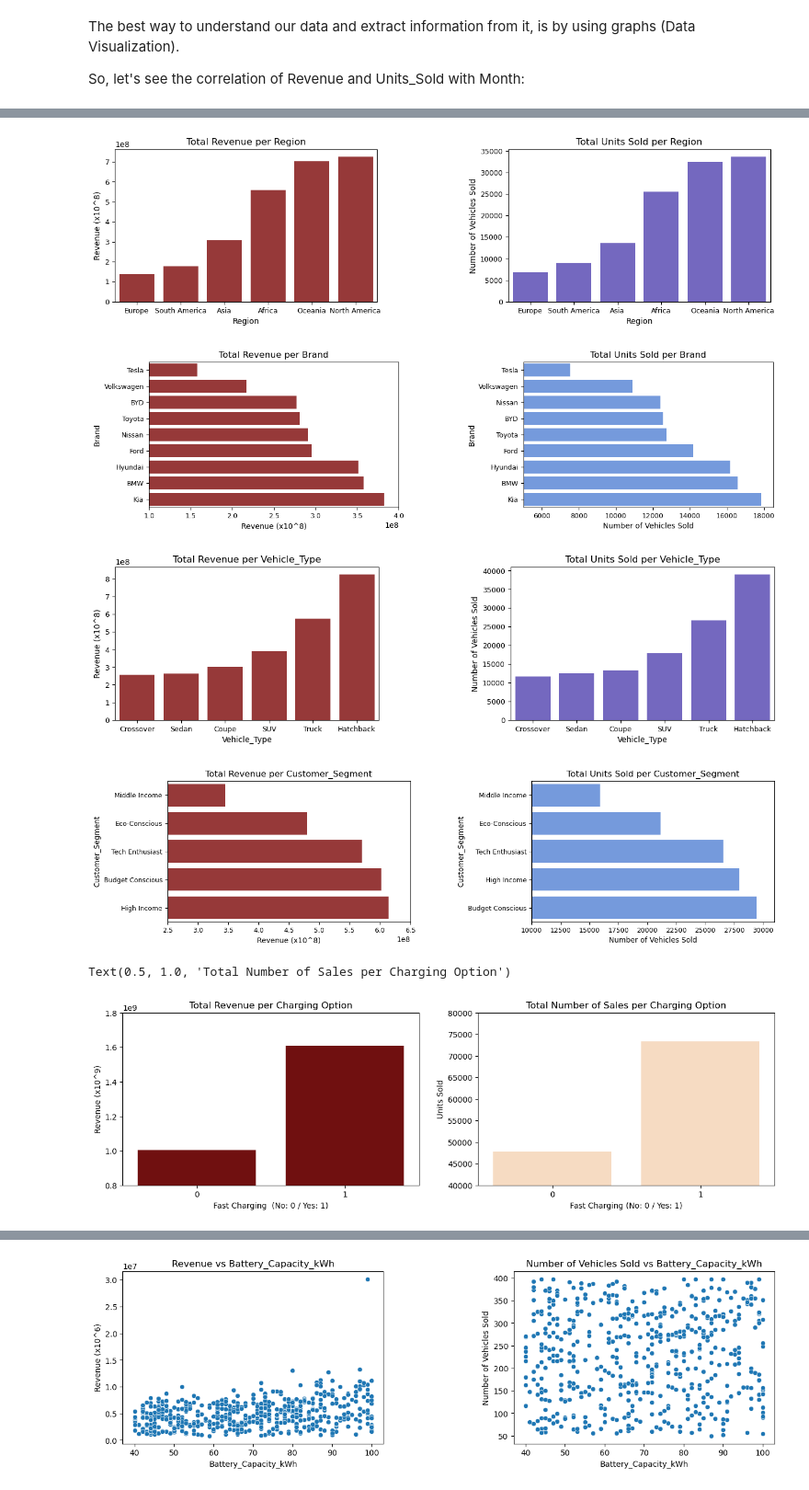
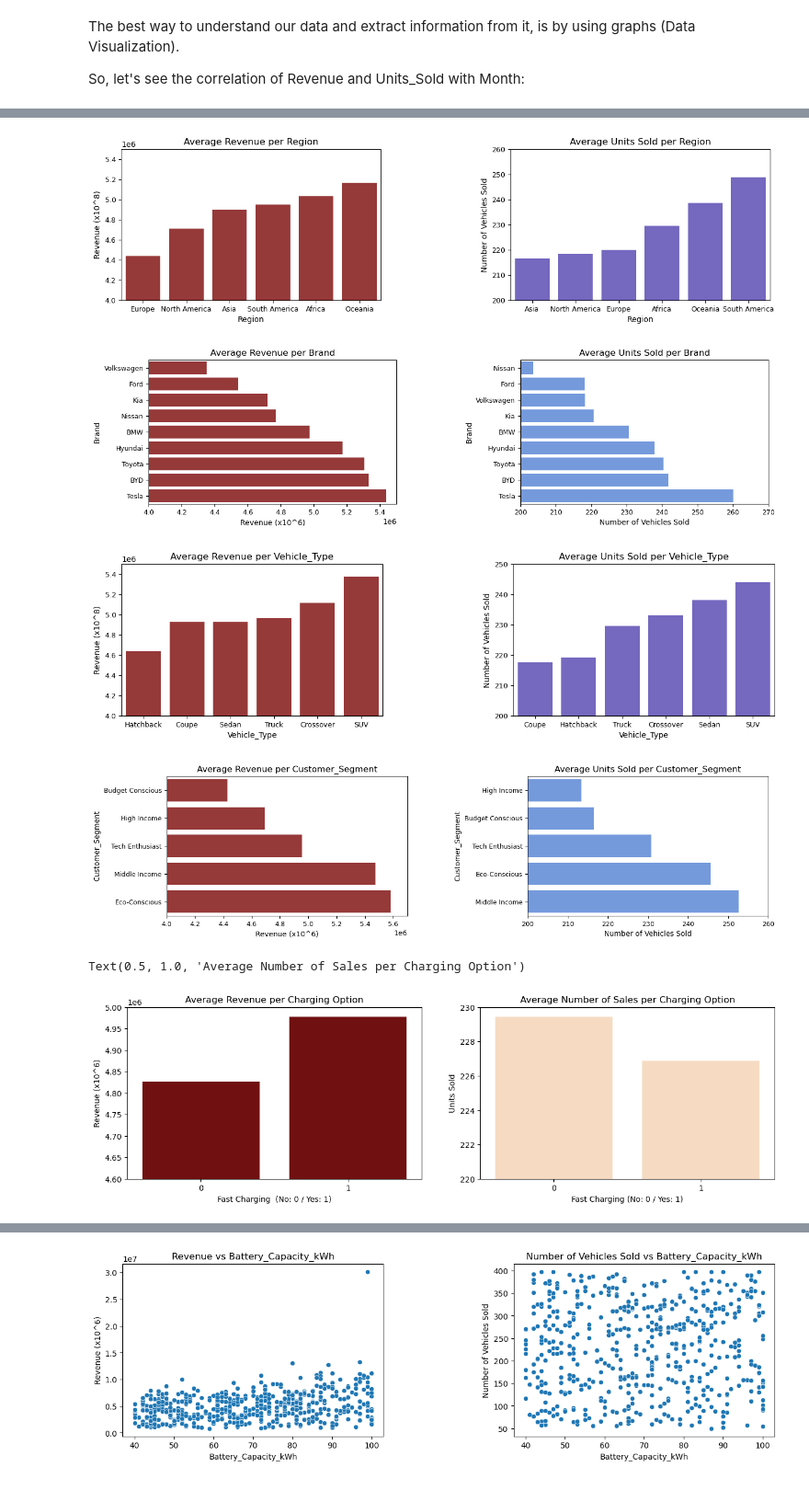
Before and after one commit to giorgos-iatridis/Electric-Vehicle-EV-Sales-and-Adoption-Project, a Jupyter notebook: Electric Vehicle (EV) Sales and Adoption Project.ipynb, the cells around one changed output, grey strips where cells are left out. Shown at 92% size. Saved outputs shown, nothing was run; the diff lists cells and outputs as text; code cells hidden in the pictures.

```diff
--- a/Electric Vehicle (EV) Sales and Adoption Project.ipynb
+++ b/Electric Vehicle (EV) Sales and Adoption Project.ipynb
@@ -329,35 +333,35 @@ def create_barplot(
         plt.subplots_adjust(wspace=0.5)
         plt.show()
 # %%
-create_barplot('Region')
+create_barplot('Region', lim_rev=[4e6, 5.5e6], lim_un=[200,260])
 # %% [output]
-[figure, old version]
+[figure, new version]
 # %%
-create_barplot('Brand', y='Brand', lim_rev=[1e8,4e8], lim_un=[5000, 18500])
+create_barplot('Brand', y='Brand', lim_rev=[4e6, 5.5e6], lim_un=[200, 270])
 # %% [output]
-[figure, old version]
+[figure, new version]
 # %%
-create_barplot('Vehicle_Type')
+create_barplot('Vehicle_Type', lim_rev=[4e6, 5.5e6], lim_un=[200,250])
 # %% [output]
-[figure, old version]
+[figure, new version]
 # %%
-create_barplot('Customer_Segment', y='Customer_Segment', lim_rev=[2.5e8, 6.5e8], lim_un=[1e4, 3.1e4])
+create_barplot('Customer_Segment', y='Customer_Segment', lim_rev=[4e6, 5.7e6], lim_un=[200,260])
 # %% [output]
-[figure, old version]
+[figure, new version]
 # %%
 fig, ax = plt.subplots(1, 2, figsize=(15,4))
-sns.barplot(data=train_set, x='Fast_Charging_Option', y='Revenue', estimator='sum', color='maroon', errorbar=None, ax=ax[0])
-ax[0].set_ylabel('Revenue (x10^9)')
-ax[0].set_ylim([0.8e9, 1.8e9])
+sns.barplot(data=train_set, x='Fast_Charging_Option', y='Revenue', estimator='mean', color='maroon', errorbar=None, ax=ax[0])
+ax[0].set_ylabel('Revenue (x10^6)')
+ax[0].set_ylim([4.6e6, 5e6])
 ax[0].set_xlabel('Fast Charging  (No: 0 / Yes: 1)')
-ax[0].set_title('Total Revenue per Charging Option')
+ax[0].set_title('Average Revenue per Charging Option')
 
-sns.barplot(data=train_set, x='Fast_Charging_Option', y='Units_Sold', estimator='sum', color='peachpuff', errorbar=None, ax=ax[1])
+sns.barplot(data=train_set, x='Fast_Charging_Option', y='Units_Sold', estimator='mean', color='peachpuff', errorbar=None, ax=ax[1])
 ax[1].set_ylabel('Units Sold')
-ax[1].set_ylim([4e4, 8e4])
+ax[1].set_ylim([220, 230])
 ax[1].set_xlabel('Fast Charging (No: 0 / Yes: 1)')
-ax[1].set_title('Total Number of Sales per Charging Option')
+ax[1].set_title('Average Number of Sales per Charging Option')
 # %% [output]
-Text(0.5, 1.0, 'Total Number of Sales per Charging Option')
+Text(0.5, 1.0, 'Average Number of Sales per Charging Option')
-[figure, old version]
+[figure, new version]
 # %% [markdown]
```
Also changed, not shown: parts of 36 cells of this notebook.
